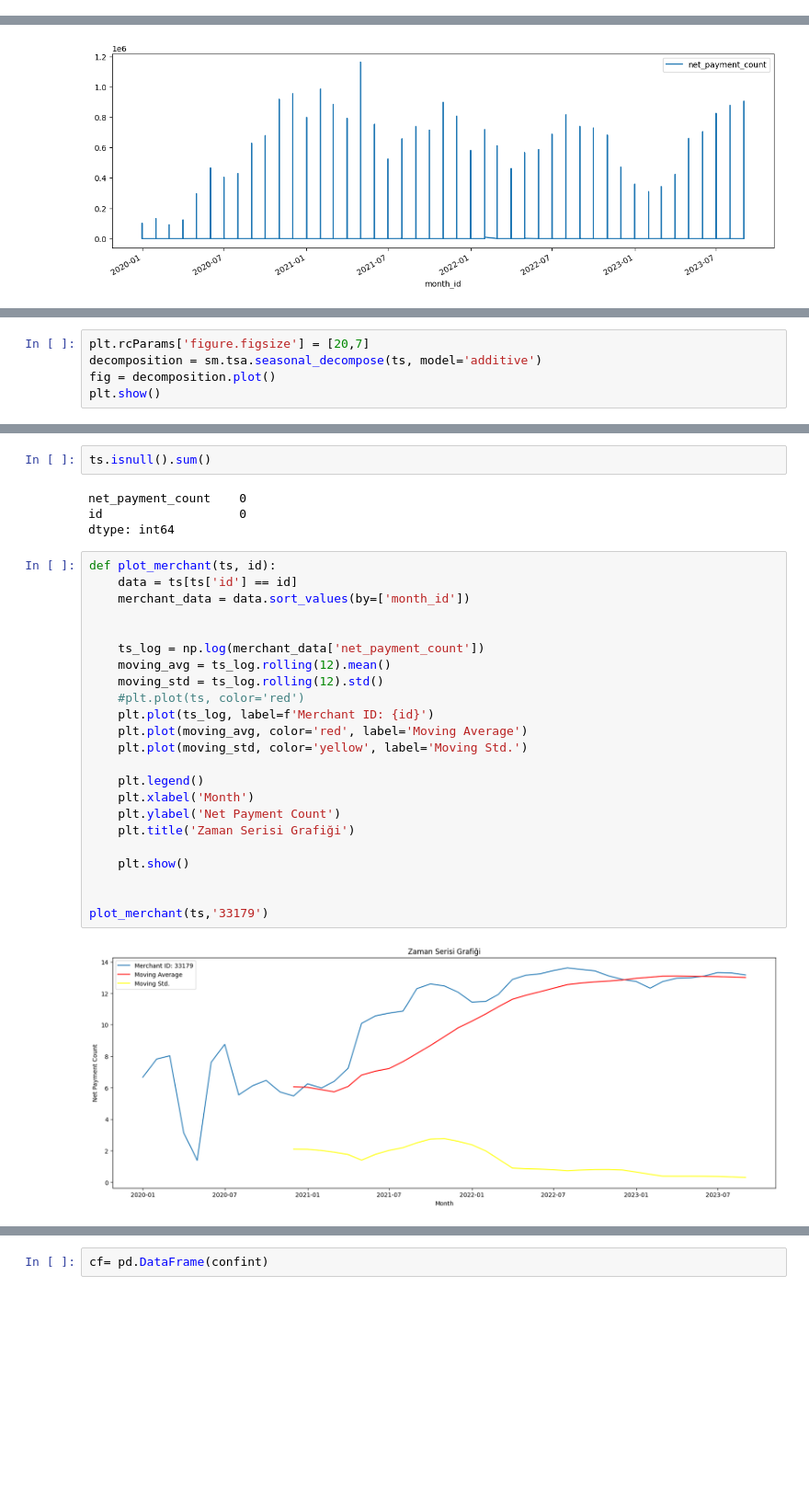
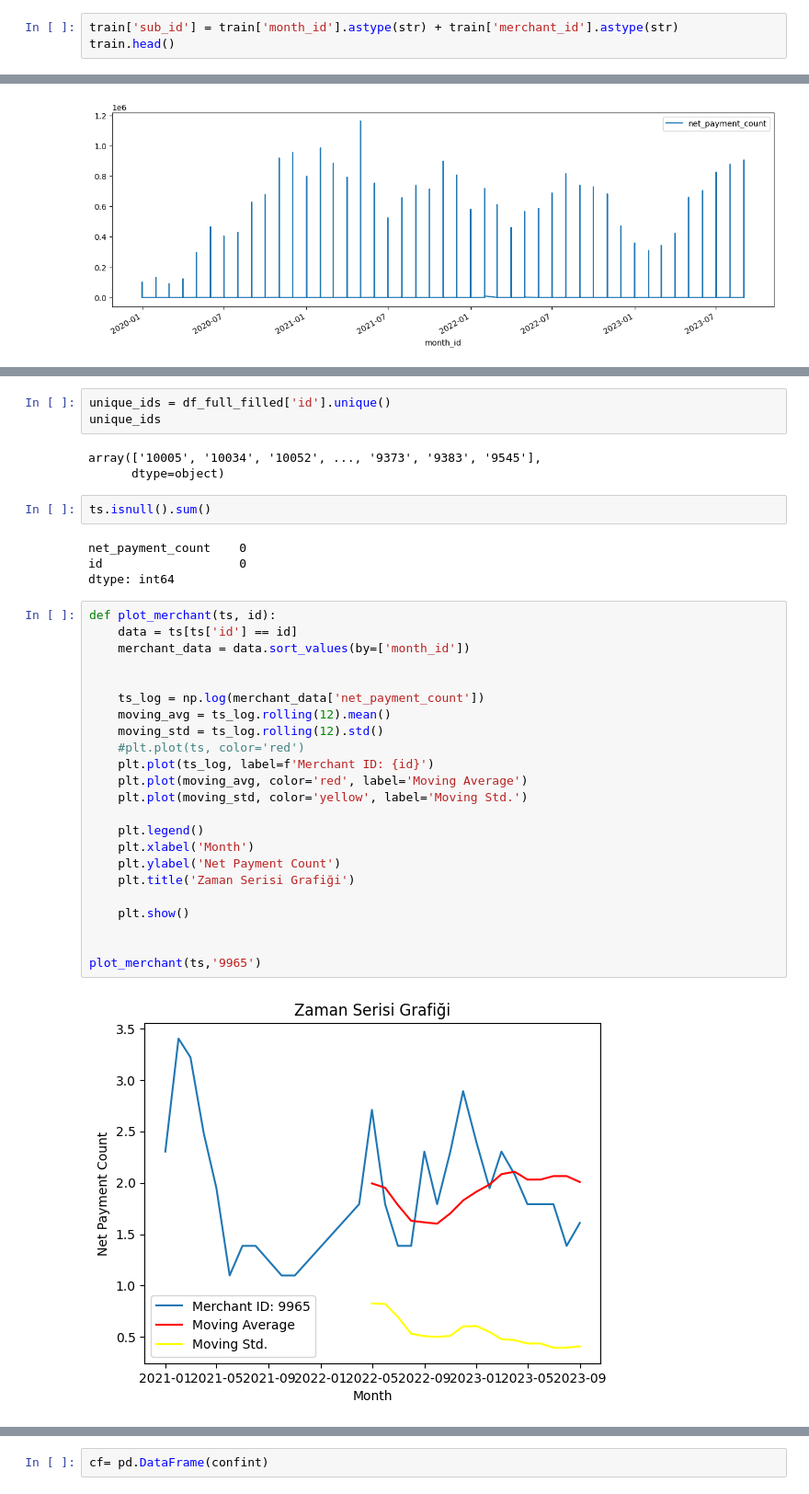
Before and after one commit to seydanurkayir/iyzico-datathon, a Jupyter notebook: iyzico-datathon.ipynb, the cells around one changed output, grey strips where cells are left out. Shown: that part at 92% size. Drawn from its saved outputs; the diff is of its cells as text; blank space fills up the shorter version.

```diff
--- a/iyzico-datathon.ipynb
+++ b/iyzico-datathon.ipynb
@@ -20,0 +19,3 @@ train.head()
+# %%
+train['sub_id'] = train['month_id'].astype(str) + train['merchant_id'].astype(str)
+train.head()
@@ -170,5 +131,0 @@ axes[3].set_ylabel('Artıklar');
-# %%
-plt.rcParams['figure.figsize'] = [20,7]
-decomposition = sm.tsa.seasonal_decompose(ts, model='additive')
-fig = decomposition.plot()
-plt.show()
@@ -210,3 +297,9 @@ ts
+# %%
+unique_ids = df_full_filled['id'].unique()
+unique_ids
+# %% [output]
+array(['10005', '10034', '10052', ..., '9373', '9383', '9545'],
+      dtype=object)
 # %%
 ts.isnull().sum()
 # %% [output]
@@ -216,25 +309,25 @@ dtype: int64
 # %%
 def plot_merchant(ts, id):
     data = ts[ts['id'] == id]
     merchant_data = data.sort_values(by=['month_id'])
 
 
     ts_log = np.log(merchant_data['net_payment_count'])
     moving_avg = ts_log.rolling(12).mean()
     moving_std = ts_log.rolling(12).std()
     #plt.plot(ts, color='red')
     plt.plot(ts_log, label=f'Merchant ID: {id}')
     plt.plot(moving_avg, color='red', label='Moving Average')
     plt.plot(moving_std, color='yellow', label='Moving Std.')
 
     plt.legend()
     plt.xlabel('Month')
     plt.ylabel('Net Payment Count')
     plt.title('Zaman Serisi Grafiği')
 
     plt.show()
 
 
-plot_merchant(ts,'33179')
+plot_merchant(ts,'9965')
 # %% [output]
-[figure, old version]
+[figure, new version]
```
Also changed, not shown: parts of 50 cells of this notebook, 1 other file.
